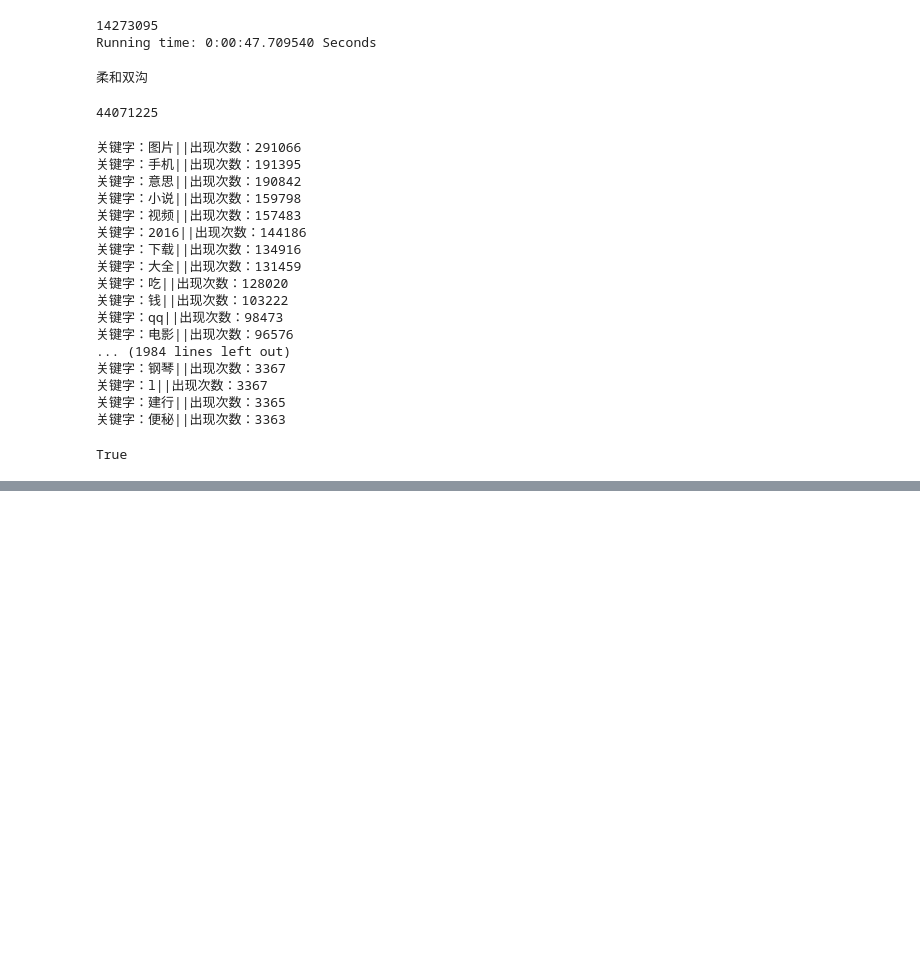
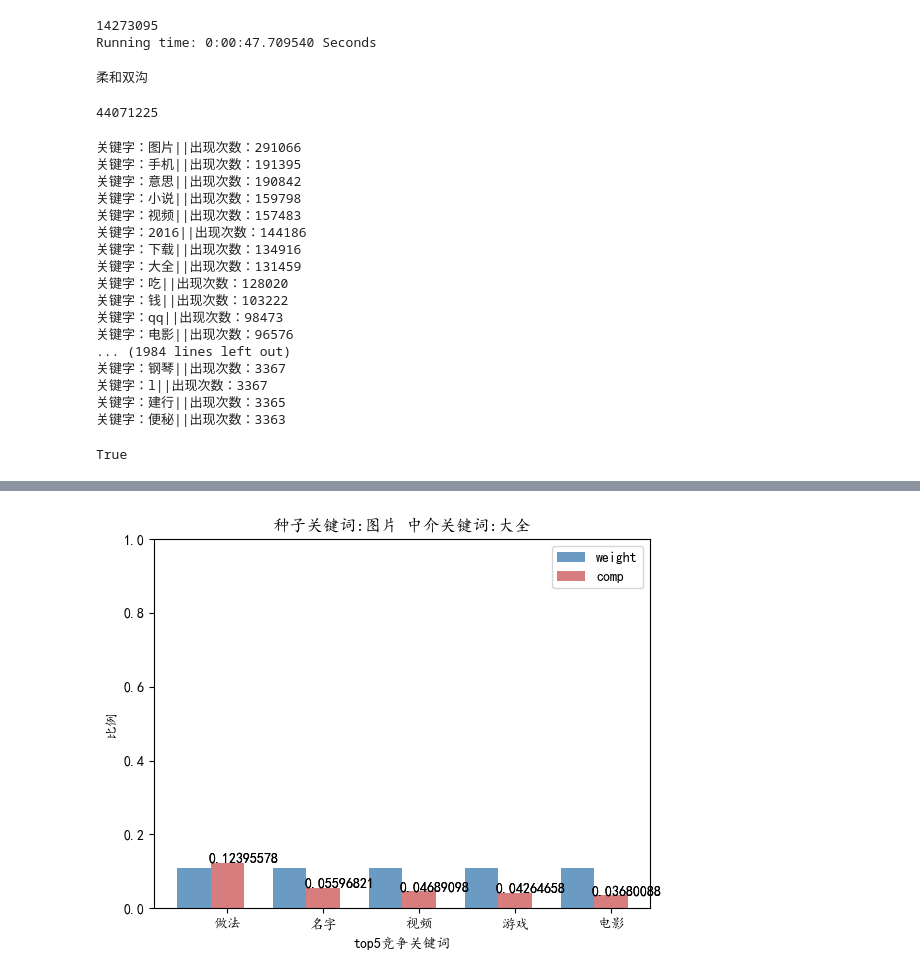
Before and after one commit to wangprocess/Py-CompKey-Alg, a Jupyter notebook: experiment1.ipynb, the cells around one changed output, grey strips where cells are left out. Cells and saved outputs as stored; diff of their text form; code cells hidden in the pictures; blank space fills up the shorter version.

```diff
--- a/experiment1.ipynb
+++ b/experiment1.ipynb
@@ -170,10 +170,11 @@ with open(file_name, 'w', encoding='utf-8') as file:
 # 并解决一个词包含另一个词引起的搜索量消失问题
 import spacy
 def word_similarity(word1, word2):
-    nlp = spacy.load('zh_core_web_sm')
-    doc1 = nlp(word1)
-    doc2 = nlp(word2)
-    similarity = doc1.similarity(doc2)
+#     nlp = spacy.load('zh_core_web_sm')
+#     doc1 = nlp(word1)
+#     doc2 = nlp(word2)
+#     similarity = doc1.similarity(doc2)
+    similarity = 0
     if word1 in word2 or word2 in word1:
         similarity = 0.9
     if similarity >= 0.9:
@@ -384,14 +384,14 @@ def get_agencywords(seedword):
         word = data[0][4:]
         if word == seedword:
             continue      #该关键词是种子关键词，则丢弃
-        elif word_similarity(seedword,word)
+        elif word_similarity(seedword,word):
             continue      #将相似度很高的词进行剔除
         agencywords_list.append(word)
 
         line_count += 1
         if line_count >= 10:
             break  # 达到10行后退出循环
-    print(agencywords_list)
+    print("种子关键词",seedword,"的中介关键词列表为",agencywords_list)
     return agencywords_list
 
 
@@ -527,7 +527,7 @@ def find_compkey(seedword, agencyword, filename):
         word = word.strip()
         word_list.append(word)
     count_result = Counter(word_list)
-    for key,val in count_result.most_common(100):
+    for key,val in count_result.most_common(150):
         if key == agencyword:
             key_val = "中介关键字：" + key + "||" + "出现次数：" + str(val)
         elif key == seedword:
@@ -639,6 +708,7 @@ for seedword in seedwords_list:
             comp = cal_comp(a_num, sa_num, ka_num)
             info = "种子关键词：" + seedword + "||" + "中介关键词：" + agencyword  + "||"  + "竞争关键词:" + compkey + "||" + "comp:" + str(comp)
             result.append(info)
+        result.sort(key=lambda x: float(x.split("comp:")[1]), reverse=True)
         path_check('./result/seedword_'+seedword)
         filename = './result/seedword_'+seedword+'/agencyword_ '+agencyword+ '.txt'
         save_comp(result, filename)
@@ -662,0 +792,65 @@ a: 15974 sa: 1103 ka: 906
+# %%
+# 导入绘图模块
+import matplotlib.pyplot as plt
+import numpy as np
+
+
+# 种子关键字选择
+seedword = "图片"
+# 中介关键词选择
+agencyword = "大全"
+
+filename = './result/seedword_'+seedword+'/agencyword_ '+agencyword+ '.txt'
+
+comp_list = []
+compkey_list = []
+weight_list = []
+
+# 获取weight
+with open('./seedwords_agencywords/agency_words/seedword_'+seedword+'.txt', 'r', encoding='utf-8') as file:
+        for record in file:
+            info = record.split("||")
+            if info[0][4:] == agencyword:
+                print(float(info[2][8:]))
+                weight_list.append(float(info[2][8:]))
+
+
+# 获取comp
+with open(filename, 'r', encoding='utf-8') as file:
+        for record in file:
+            info = record.split("||")
+            print(info[3][5:])
+            comp_list.append(float(info[3][5:]))
+            compkey_list.append(info[2][6:])
+
+# 构建数据
+bar_width = 0.35
+
+# 中文乱码的处理
+plt.rcParams['font.sans-serif'] =["KaiTi"]
+plt.rcParams['axes.unicode_minus'] = False
+
+# 绘图
+plt.bar(np.arange(5), weight_list, label = 'weight', color = 'steelblue', alpha = 0.8, width = bar_width)
+plt.bar(np.arange(5)+bar_width, comp_list, label = 'comp', color = 'indianred', alpha = 0.8, width = bar_width)
+# 添加轴标签
+plt.xlabel('top5竞争关键词')
+plt.ylabel('比例')
+# 添加标题
+plt.title("种子关键词:" + seedword + " 中介关键词:" + agencyword )
+# 添加刻度标签
+plt.xticks(np.arange(5)+bar_width,compkey_list)
+# 设置Y轴的刻度范围
+plt.ylim([0, 1])
+
+# 为每个条形图添加数值标签
+for i,comp in enumerate(comp_list):
+    plt.text(i+bar_width-0.2, comp, '%s' %comp)
+
+for i,comp in enumerate(comp_list):
+    plt.text(i+bar_width-0.2, comp, '%s' %comp)
+# 显示图例
+plt.legend()
+# 显示图形
+plt.show()
+# %% [output]
@@ -662,0 +867 @@ a: 15974 sa: 1103 ka: 906
+[figure, added]
```
Also changed, not shown: parts of 11 cells of this notebook, 1 other file.
